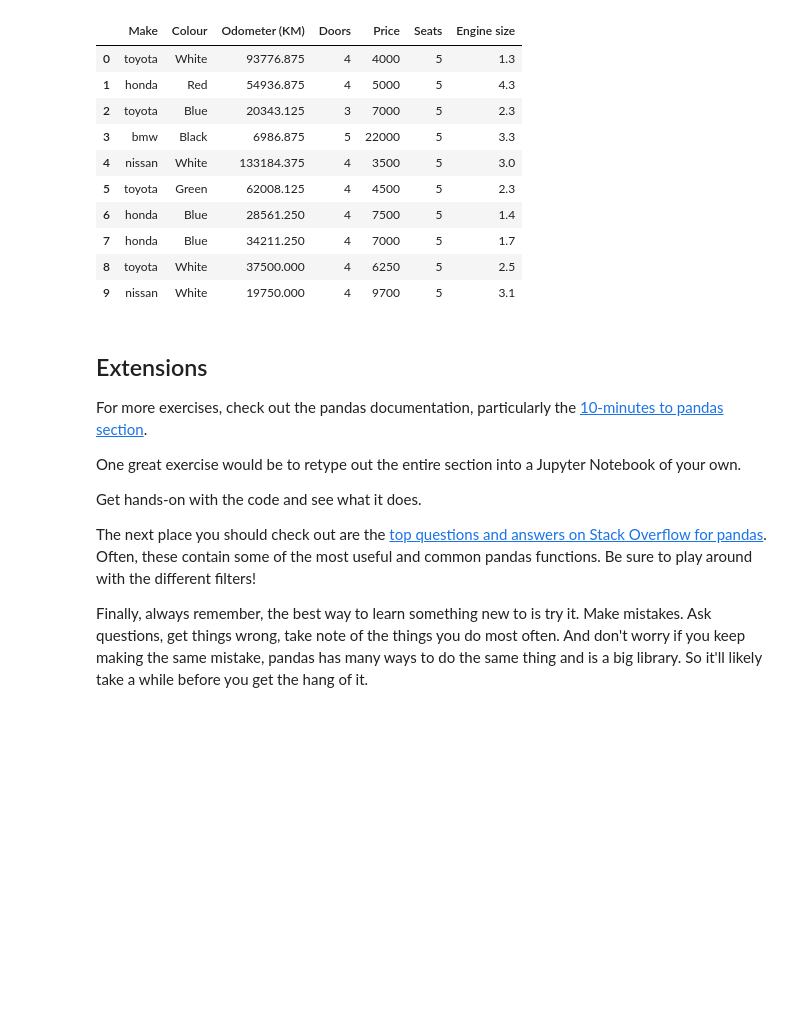
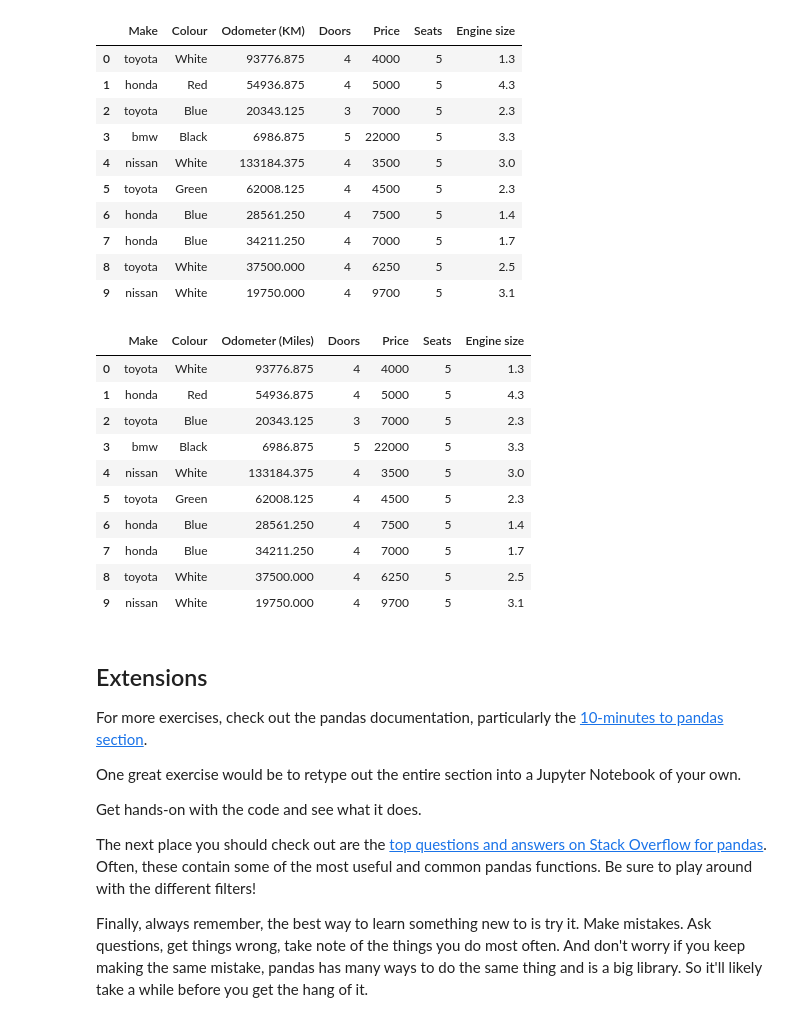
Before and after one commit to bergony/Machine-Learning-Data-Science-Bootcamp-2021, a Jupyter notebook: Pandas Data Analysis/pandas-exercises.ipynb, the cells around one changed output. Cells and saved outputs as stored; diff of their text form; code cells hidden in the pictures; blank space fills up the shorter version.

```diff
--- a/Pandas Data Analysis/pandas-exercises.ipynb
+++ b/Pandas Data Analysis/pandas-exercises.ipynb
@@ -514,7 +514,20 @@ car_sales
 | 9 | nissan | White | 19750.000 | 4 | 9700 | 5 | 3.1 |
 # %%
 # Change the title of the Odometer (KM) to represent miles instead of kilometers
-car_sales = car_sales.rename(Columns={"Odmeter"})
+car_sales = car_sales.rename(columns={"Odometer (KM)": "Odometer  (Miles)"})
+car_sales
+# %% [output]
+|  | Make | Colour | Odometer (Miles) | Doors | Price | Seats | Engine size |
+| 0 | toyota | White | 93776.875 | 4 | 4000 | 5 | 1.3 |
+| 1 | honda | Red | 54936.875 | 4 | 5000 | 5 | 4.3 |
+| 2 | toyota | Blue | 20343.125 | 3 | 7000 | 5 | 2.3 |
+| 3 | bmw | Black | 6986.875 | 5 | 22000 | 5 | 3.3 |
+| 4 | nissan | White | 133184.375 | 4 | 3500 | 5 | 3.0 |
+| 5 | toyota | Green | 62008.125 | 4 | 4500 | 5 | 2.3 |
+| 6 | honda | Blue | 28561.250 | 4 | 7500 | 5 | 1.4 |
+| 7 | honda | Blue | 34211.250 | 4 | 7000 | 5 | 1.7 |
+| 8 | toyota | White | 37500.000 | 4 | 6250 | 5 | 2.5 |
+| 9 | nissan | White | 19750.000 | 4 | 9700 | 5 | 3.1 |
 # %% [markdown]
 ## Extensions
 
```
